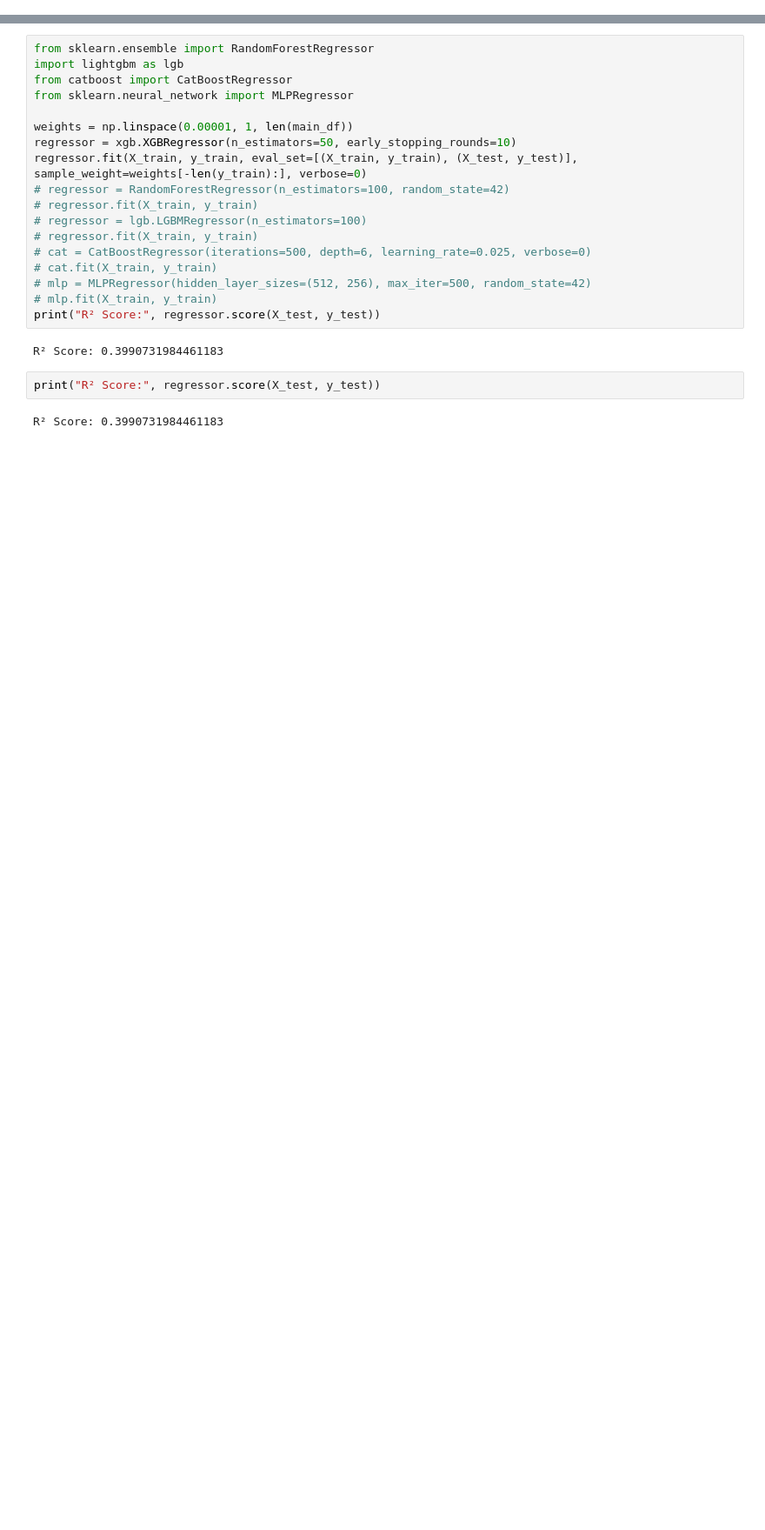
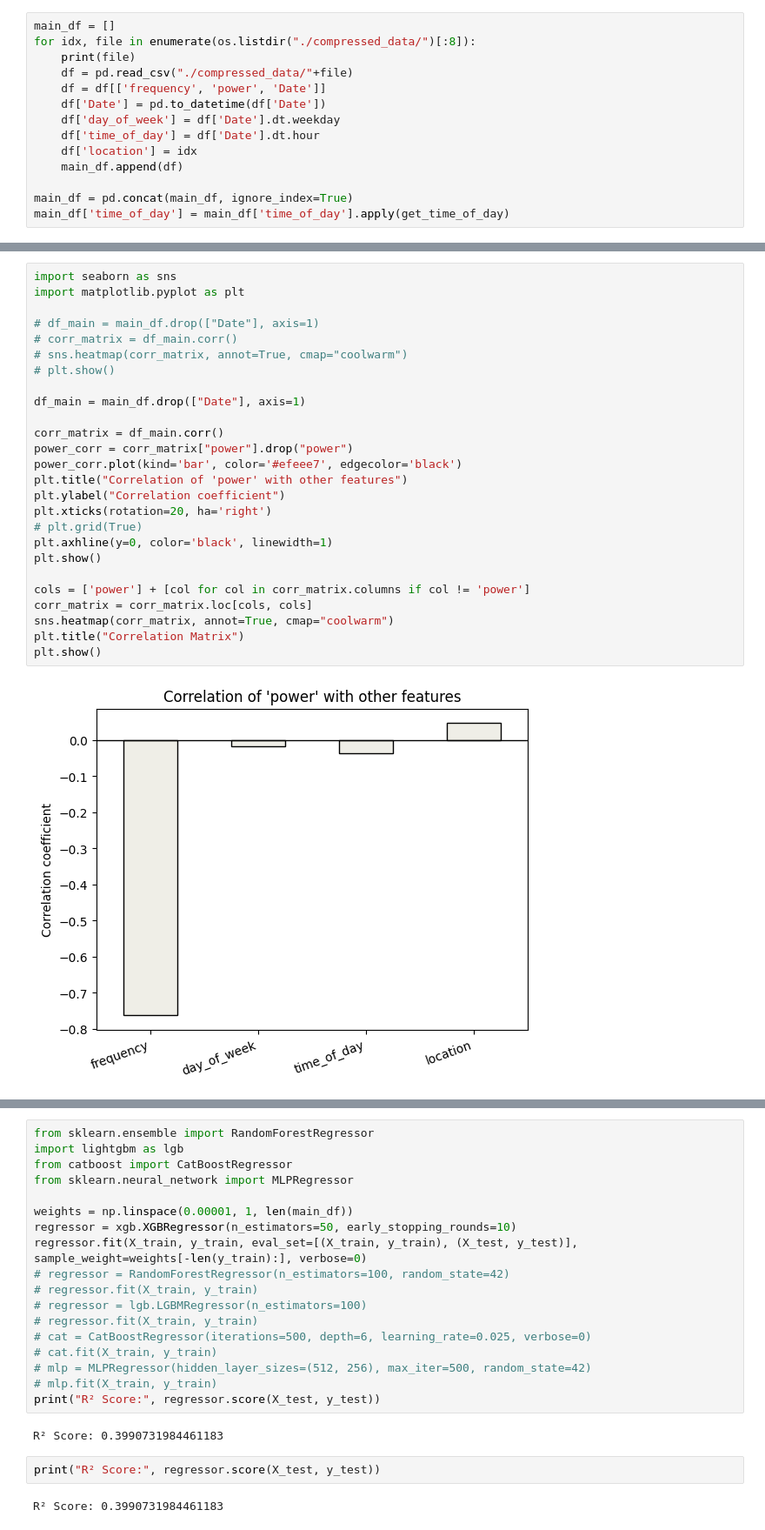
Before and after one commit to piyushinduja/Powder-Data, a Jupyter notebook: XGBoost.ipynb, the cells around one changed output, grey strips where cells are left out. Shown: that part at 87% size. Cells and saved outputs as stored; diff of their text form; blank space fills up the shorter version.

```diff
--- a/XGBoost.ipynb
+++ b/XGBoost.ipynb
@@ -168,3 +129,17 @@ plt.show()
+# %%
+main_df = []
+for idx, file in enumerate(os.listdir("./compressed_data/")[:8]):
+    print(file)
+    df = pd.read_csv("./compressed_data/"+file)
+    df = df[['frequency', 'power', 'Date']]
+    df['Date'] = pd.to_datetime(df['Date'])
+    df['day_of_week'] = df['Date'].dt.weekday
+    df['time_of_day'] = df['Date'].dt.hour
+    df['location'] = idx
+    main_df.append(df)
+
+main_df = pd.concat(main_df, ignore_index=True)
+main_df['time_of_day'] = main_df['time_of_day'].apply(get_time_of_day)
 # %%
 def train_model(main_df, scale=True):
     if scale:
@@ -234,0 +210,28 @@ R² Score: 0.33350542751237955
+# %%
+import seaborn as sns
+import matplotlib.pyplot as plt
+
+# df_main = main_df.drop(["Date"], axis=1)
+# corr_matrix = df_main.corr()
+# sns.heatmap(corr_matrix, annot=True, cmap="coolwarm")
+# plt.show()
+
+df_main = main_df.drop(["Date"], axis=1)
+
+corr_matrix = df_main.corr()
+power_corr = corr_matrix["power"].drop("power")
+power_corr.plot(kind='bar', color='#efeee7', edgecolor='black')
+plt.title("Correlation of 'power' with other features")
+plt.ylabel("Correlation coefficient")
+plt.xticks(rotation=20, ha='right')
+# plt.grid(True)
+plt.axhline(y=0, color='black', linewidth=1)
+plt.show()
+
+cols = ['power'] + [col for col in corr_matrix.columns if col != 'power']
+corr_matrix = corr_matrix.loc[cols, cols]
+sns.heatmap(corr_matrix, annot=True, cmap="coolwarm")
+plt.title("Correlation Matrix")
+plt.show()
+# %% [output]
+[figure, added]
```
Also changed, not shown: parts of 19 cells of this notebook, 28 other files.
